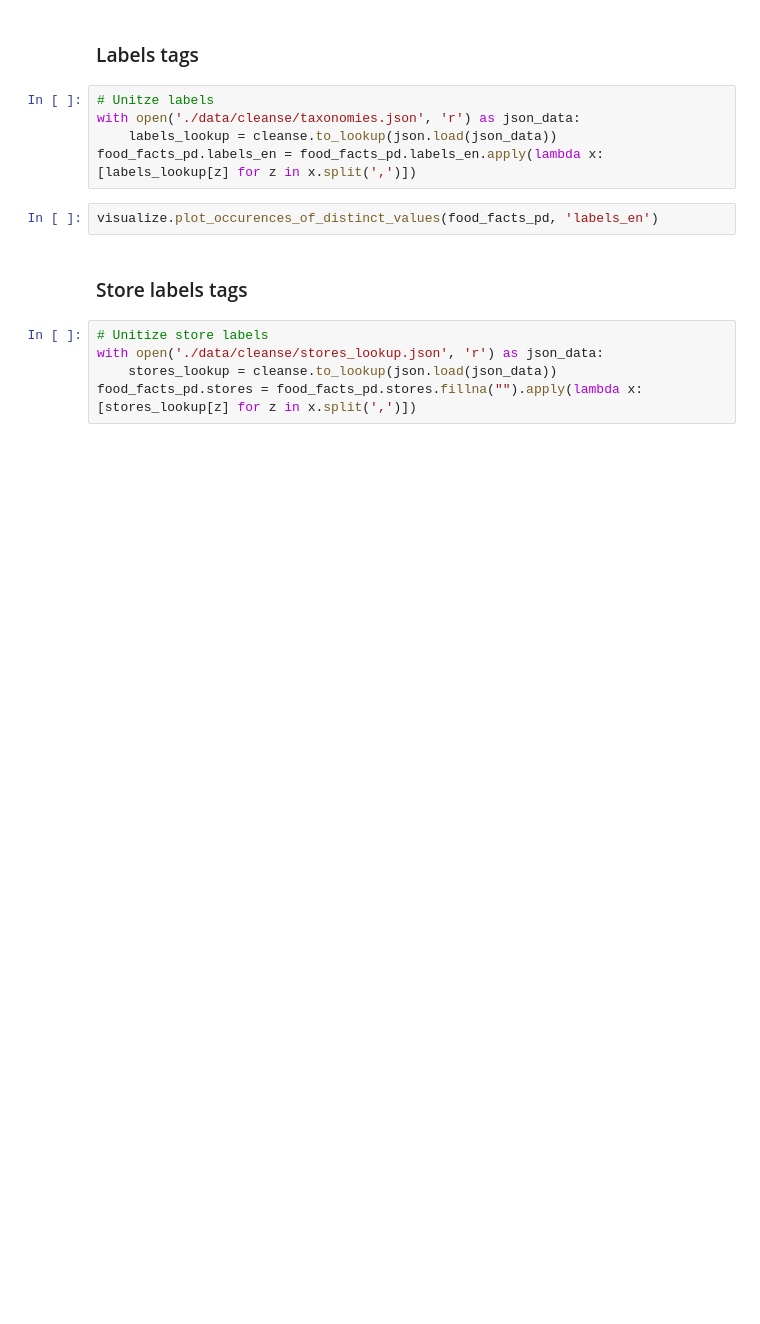
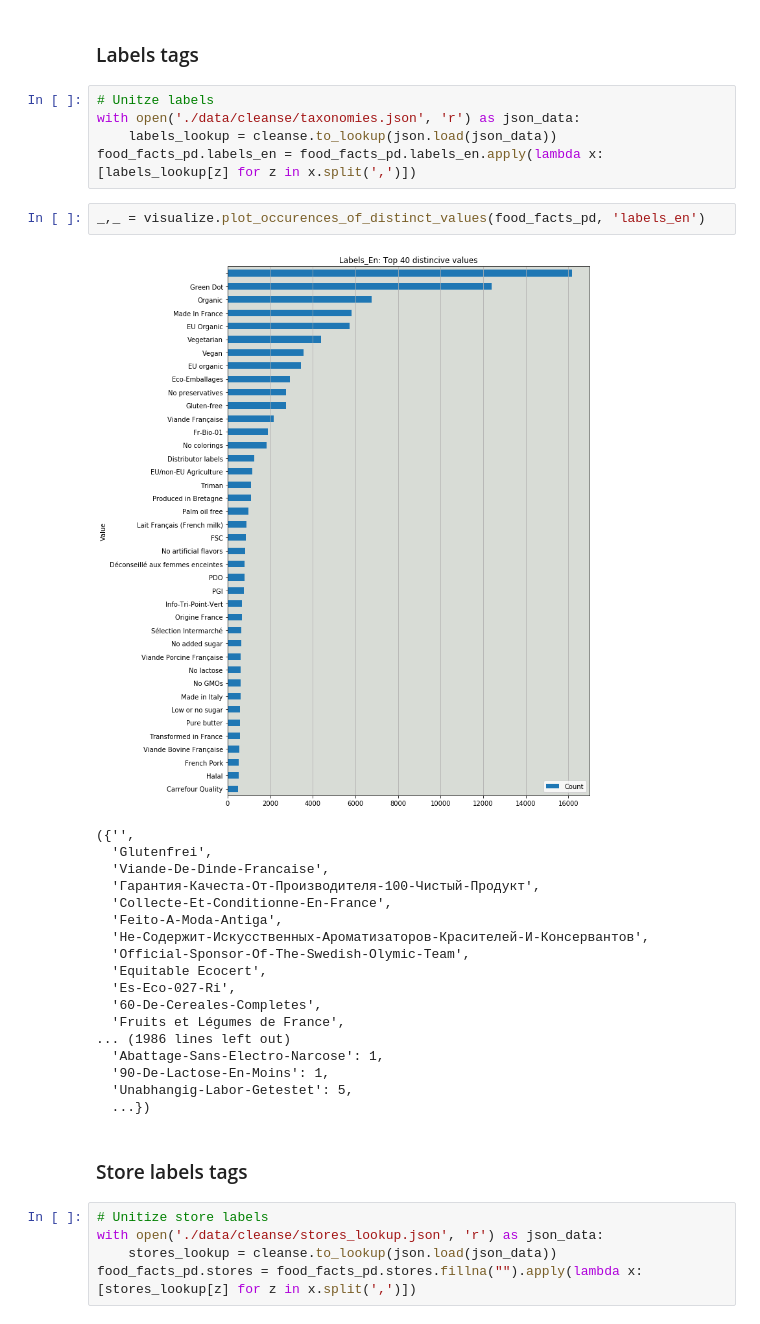
Before and after one commit to RedHotDataProject/Project_ADA, a Jupyter notebook: Open Food Facts - Cleanse data.ipynb, the cells around one changed output. Drawn from its saved outputs; the diff is of its cells as text; blank space fills up the shorter version.

```diff
--- a/Open Food Facts - Cleanse data.ipynb
+++ b/Open Food Facts - Cleanse data.ipynb
@@ -132,7 +229,26 @@ with open('./data/cleanse/taxonomies.json', 'r') as json_data:
     labels_lookup = cleanse.to_lookup(json.load(json_data))
 food_facts_pd.labels_en = food_facts_pd.labels_en.apply(lambda x: [labels_lookup[z] for z in x.split(',')])
 # %%
-visualize.plot_occurences_of_distinct_values(food_facts_pd, 'labels_en')
+_,_ = visualize.plot_occurences_of_distinct_values(food_facts_pd, 'labels_en')
+# %% [output]
+[figure, added]
+({'',
+  'Glutenfrei',
+  'Viande-De-Dinde-Francaise',
+  'Гарантия-Качеста-От-Производителя-100-Чистый-Продукт',
+  'Collecte-Et-Conditionne-En-France',
+  'Feito-A-Moda-Antiga',
+  'Не-Содержит-Искусственных-Ароматизаторов-Красителей-И-Консервантов',
+  'Official-Sponsor-Of-The-Swedish-Olymic-Team',
+  'Equitable Ecocert',
+  'Es-Eco-027-Ri',
+  '60-De-Cereales-Completes',
+  'Fruits et Légumes de France',
+... (1986 lines left out)
+  'Abattage-Sans-Electro-Narcose': 1,
+  '90-De-Lactose-En-Moins': 1,
+  'Unabhangig-Labor-Getestet': 5,
+  ...})
 # %% [markdown]
 ### Store labels tags
 # %%
```
Also changed, not shown: parts of 14 cells of this notebook, 8 other files.
